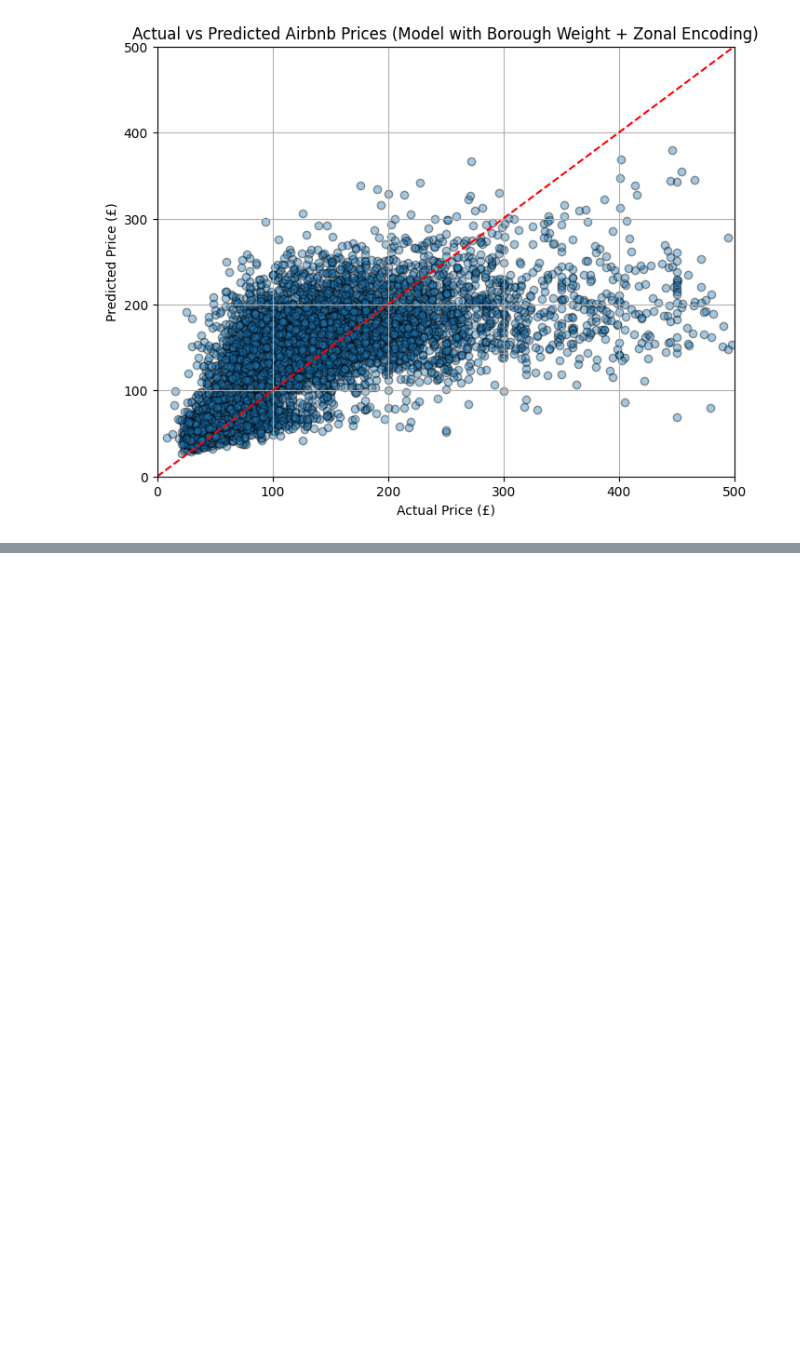
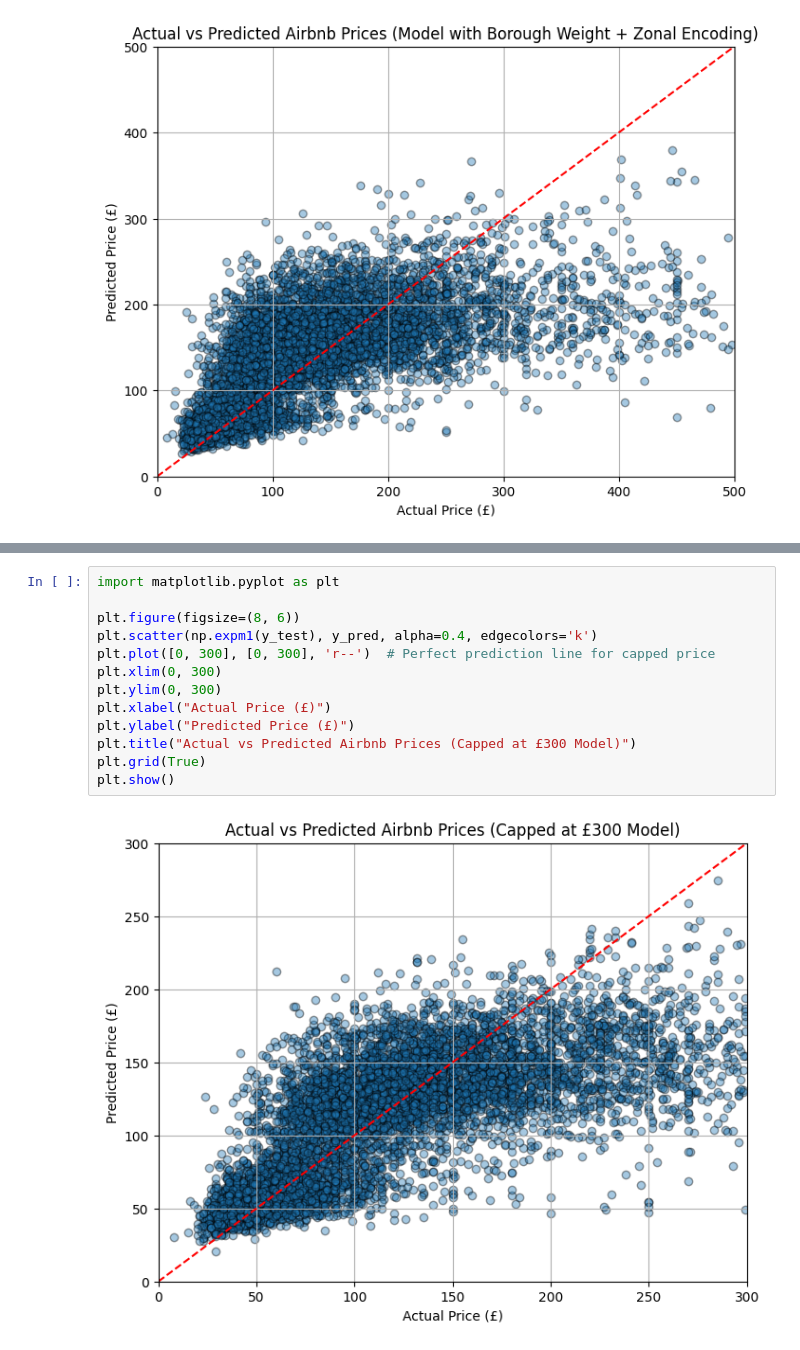
Before and after one commit to DevSTheDeveloper/airbnb-london-insights, a Jupyter notebook: airbnb.ipynb, the cells around one changed output, grey strips where cells are left out. Cells and saved outputs as stored; diff of their text form; blank space fills up the shorter version.

```diff
--- a/airbnb.ipynb
+++ b/airbnb.ipynb
@@ -435,0 +673,15 @@ plt.show()
+# %%
+import matplotlib.pyplot as plt
+
+plt.figure(figsize=(8, 6))
+plt.scatter(np.expm1(y_test), y_pred, alpha=0.4, edgecolors='k')
+plt.plot([0, 300], [0, 300], 'r--')  # Perfect prediction line for capped price
+plt.xlim(0, 300)
+plt.ylim(0, 300)
+plt.xlabel("Actual Price (£)")
+plt.ylabel("Predicted Price (£)")
+plt.title("Actual vs Predicted Airbnb Prices (Capped at £300 Model)")
+plt.grid(True)
+plt.show()
+# %% [output]
+[figure, added]
```
Also changed, not shown: parts of 7 cells of this notebook, 1 other file.
